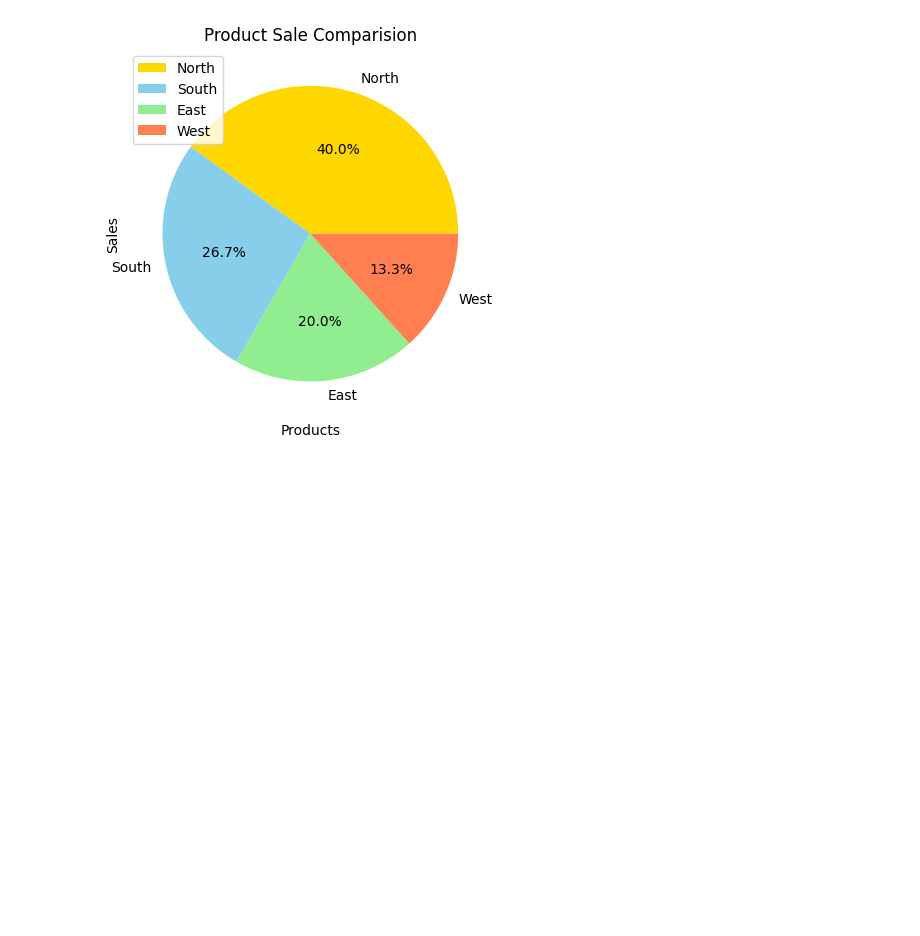
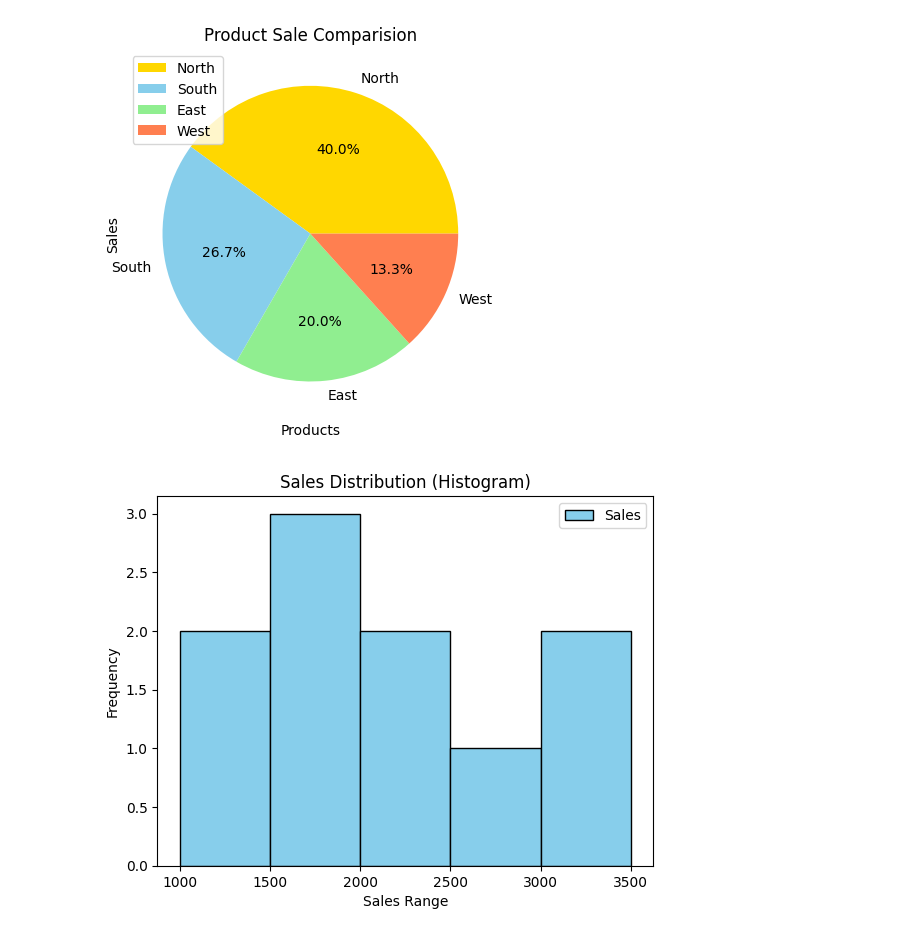
Before and after one commit to sangitgyawali/learning_matplotlib, a Jupyter notebook: plotfunctions.ipynb, the cells around one changed output. Saved outputs shown, nothing was run; the diff lists cells and outputs as text; code cells hidden in the pictures; blank space fills up the shorter version.

Commit message:
Plotting Histogram

```diff
--- a/plotfunctions.ipynb
+++ b/plotfunctions.ipynb
@@ -46,3 +46,17 @@ plt.legend()
 plt.show()
 # %% [output]
 [figure]
+# %%
+# Plotting histogram
+import matplotlib.pyplot as plt
+
+sales = [3000, 2000, 1500, 1000, 1800, 2200, 2700, 3500, 1200, 1700]
+
+plt.hist(sales, bins=5, color='skyblue', edgecolor='black')
+plt.xlabel('Sales Range')
+plt.ylabel('Frequency')
+plt.title('Sales Distribution (Histogram)')
+plt.legend(['Sales'])
+plt.show()
+# %% [output]
+[figure, added]
```
